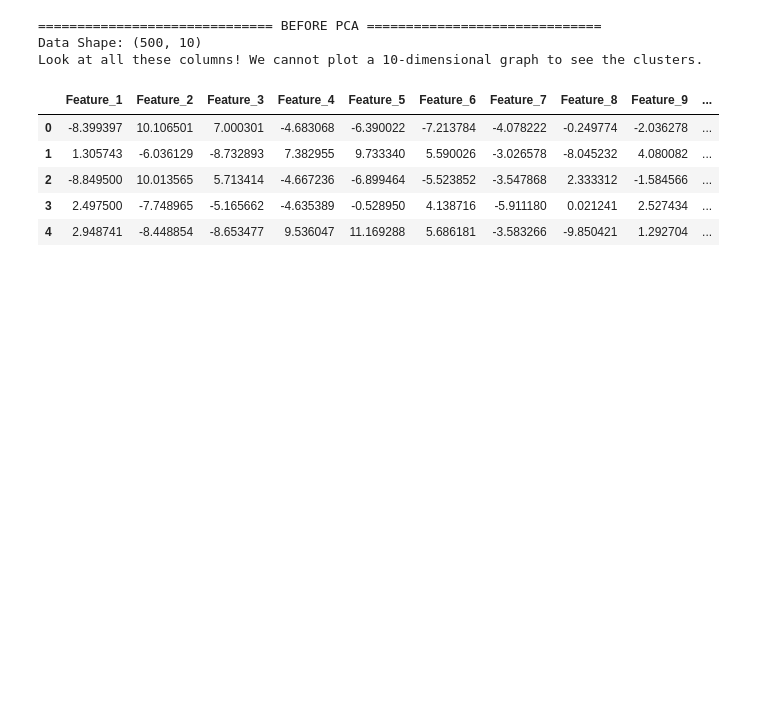
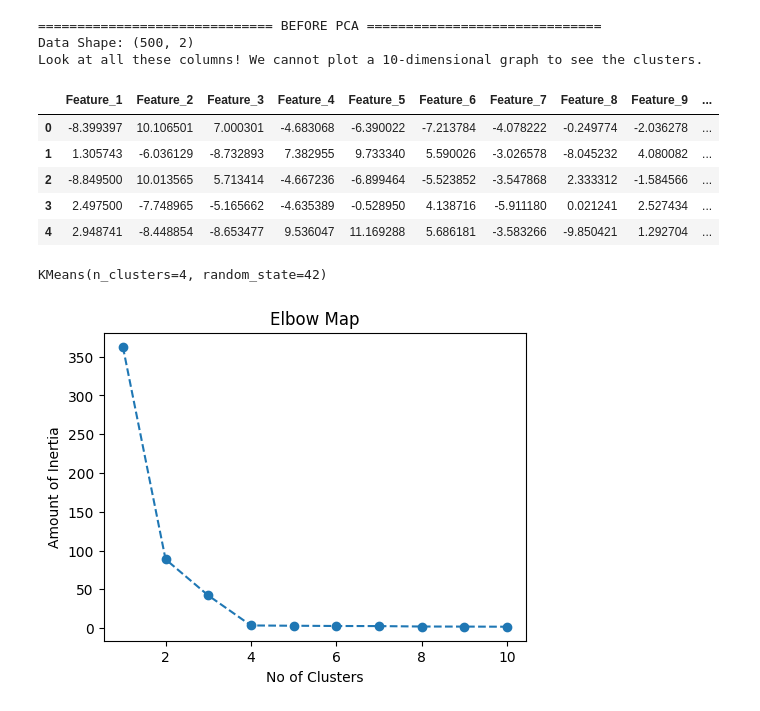
Before and after one commit to YS-Pundir/Machine-Learning-Foundations, a Jupyter notebook: Unsupervised Learning & Advanced Pipelines/practice.ipynb, the cells around one changed output. Drawn from its saved outputs; the diff is of its cells as text; code cells hidden in the pictures; blank space fills up the shorter version.

Commit message:
adding thee elbow method

```diff
--- a/Unsupervised Learning & Advanced Pipelines/practice.ipynb
+++ b/Unsupervised Learning & Advanced Pipelines/practice.ipynb
@@ -16,15 +15,15 @@ X_high_dim, _ = make_blobs(n_samples=500, centers=4, n_features=10, random_state
 
 # Let's load this into a Pandas DataFrame so we can visually inspect what high dimensional data looks like
 feature_names = [f"Feature_{i+1}" for i in range(10)]
-df_high_dim = pd.DataFrame(X_high_dim, columns=feature_names)
+df = pd.DataFrame(X_high_dim, columns=feature_names)
 
 print("============================== BEFORE PCA ==============================")
 print(f"Data Shape: {df_high_dim.shape}")
 print("Look at all these columns! We cannot plot a 10-dimensional graph to see the clusters.\n")
-display(df_high_dim.head())
+display(df.head())
 # %% [output]
 ============================== BEFORE PCA ==============================
-Data Shape: (500, 10)
+Data Shape: (500, 2)
 Look at all these columns! We cannot plot a 10-dimensional graph to see the clusters.
 |  | Feature_1 | Feature_2 | Feature_3 | Feature_4 | Feature_5 | Feature_6 | Feature_7 | Feature_8 | Feature_9 | ... |
 | 0 | -8.399397 | 10.106501 | 7.000301 | -4.683068 | -6.390022 | -7.213784 | -4.078222 | -0.249774 | -2.036278 | ... |
@@ -32,3 +31,29 @@ Look at all these columns! We cannot plot a 10-dimensional graph to see the clus
 | 2 | -8.849500 | 10.013565 | 5.713414 | -4.667236 | -6.899464 | -5.523852 | -3.547868 | 2.333312 | -1.584566 | ... |
 | 3 | 2.497500 | -7.748965 | -5.165662 | -4.635389 | -0.528950 | 4.138716 | -5.911180 | 0.021241 | 2.527434 | ... |
 | 4 | 2.948741 | -8.448854 | -8.653477 | 9.536047 | 11.169288 | 5.686181 | -3.583266 | -9.850421 | 1.292704 | ... |
+# %%
+# Always sclae the data before Principle component analysis
+scaler=MinMaxScaler()
+df=scaler.fit_transform(df)
+
+pc_analysis=PCA(n_components=2)
+df=pc_analysis.fit_transform(df)
+
+df=pd.DataFrame(df,columns=["Principle Component 1","Principle Component 2"])
+# %%
+wcss=[]
+for k in range(1,11):
+    kmeans=KMeans(n_clusters=k,init="k-means++",random_state=42)
+    kmeans.fit(df)
+    inertia=kmeans.inertia_
+    wcss.append(inertia)
+
+plt.figure(figsize=(12,4))
+plt.subplot(1,2,1)
+plt.plot(range(1,11),wcss,marker="o",linestyle="--")
+plt.xlabel("No of Clusters")
+plt.ylabel("Amount of Inertia")
+plt.title("Elbow Map")
+# %% [output]
+KMeans(n_clusters=4, random_state=42)
+[figure, added]
```
Also changed, not shown: parts of 1 cell of this notebook.
